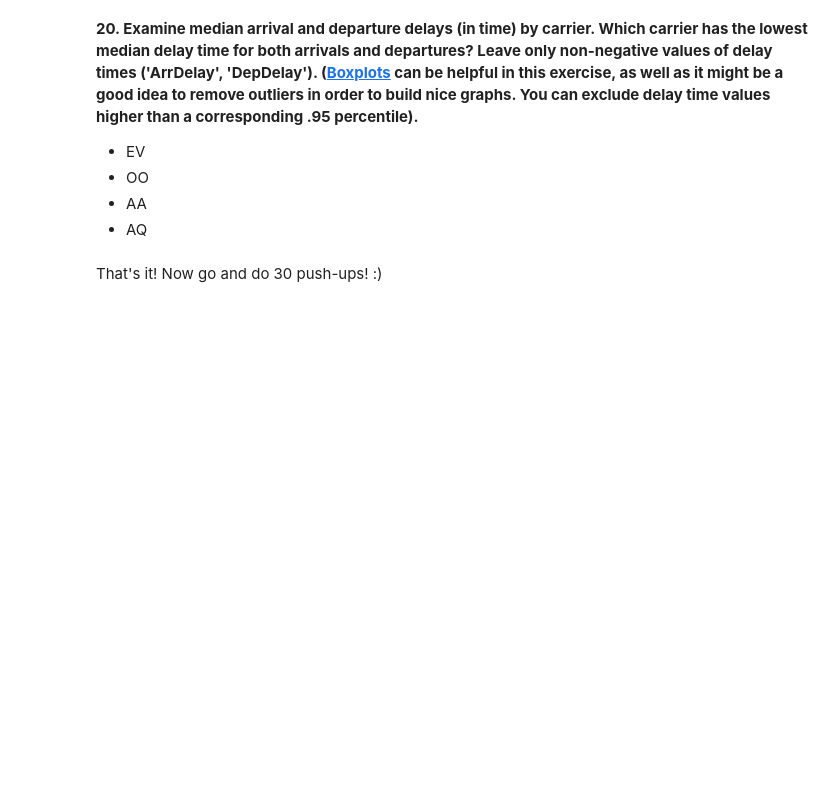
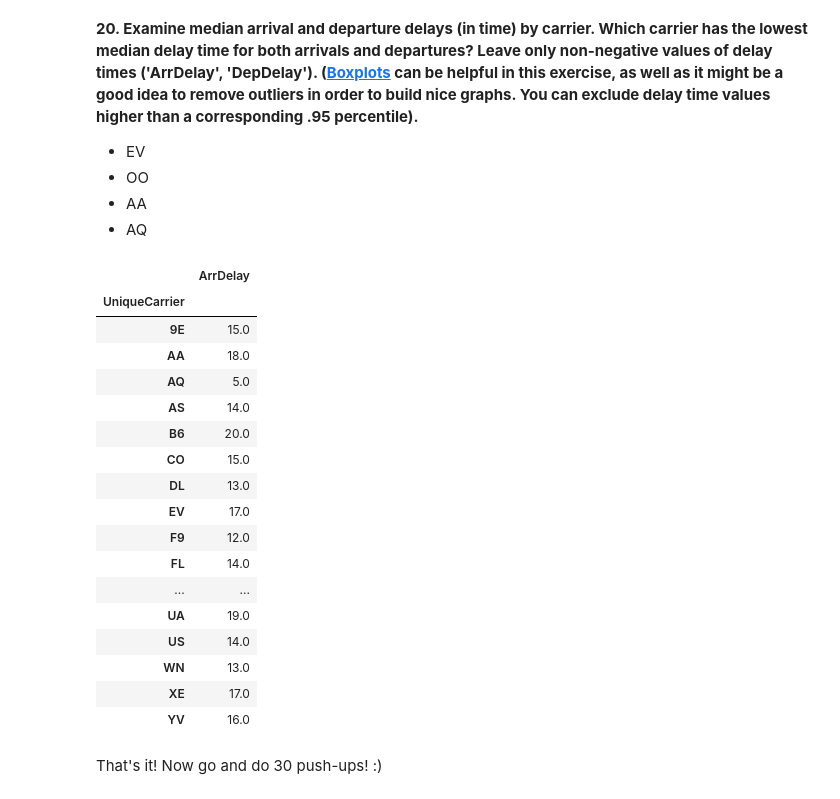
Before and after one commit to athiagarajan/usdaflightseda, a Jupyter notebook: assignment1_USA_flights_EDA.ipynb, the cells around one changed output. Saved outputs shown, nothing was run; the diff lists cells and outputs as text; code cells hidden in the pictures; blank space fills up the shorter version.

```diff
--- a/assignment1_USA_flights_EDA.ipynb
+++ b/assignment1_USA_flights_EDA.ipynb
@@ -626,2 +670,27 @@ _Hint_: Look for official meteorological winter months for the Nothern Hemisphse
+# %%
+a=flights_df[['UniqueCarrier','ArrDelay']][flights_df['ArrDelay']>0]
+a.groupby(['UniqueCarrier']).median()
+#b=flights_df[['UniqueCarrier','DepDelay']][flights_df['DepDelay']>0]
+#b.groupby(['UniqueCarrier']).median()
+#answer AQ
+# %% [output]
+|  | ArrDelay |
+| UniqueCarrier |  |
+| 9E | 15.0 |
+| AA | 18.0 |
+| AQ | 5.0 |
+| AS | 14.0 |
+| B6 | 20.0 |
+| CO | 15.0 |
+| DL | 13.0 |
+| EV | 17.0 |
+| F9 | 12.0 |
+| FL | 14.0 |
+| ... | ... |
+| UA | 19.0 |
+| US | 14.0 |
+| WN | 13.0 |
+| XE | 17.0 |
+| YV | 16.0 |
 # %% [markdown]
 That's it! Now go and do 30 push-ups! :)
```
Also changed, not shown: parts of 14 cells of this notebook.
